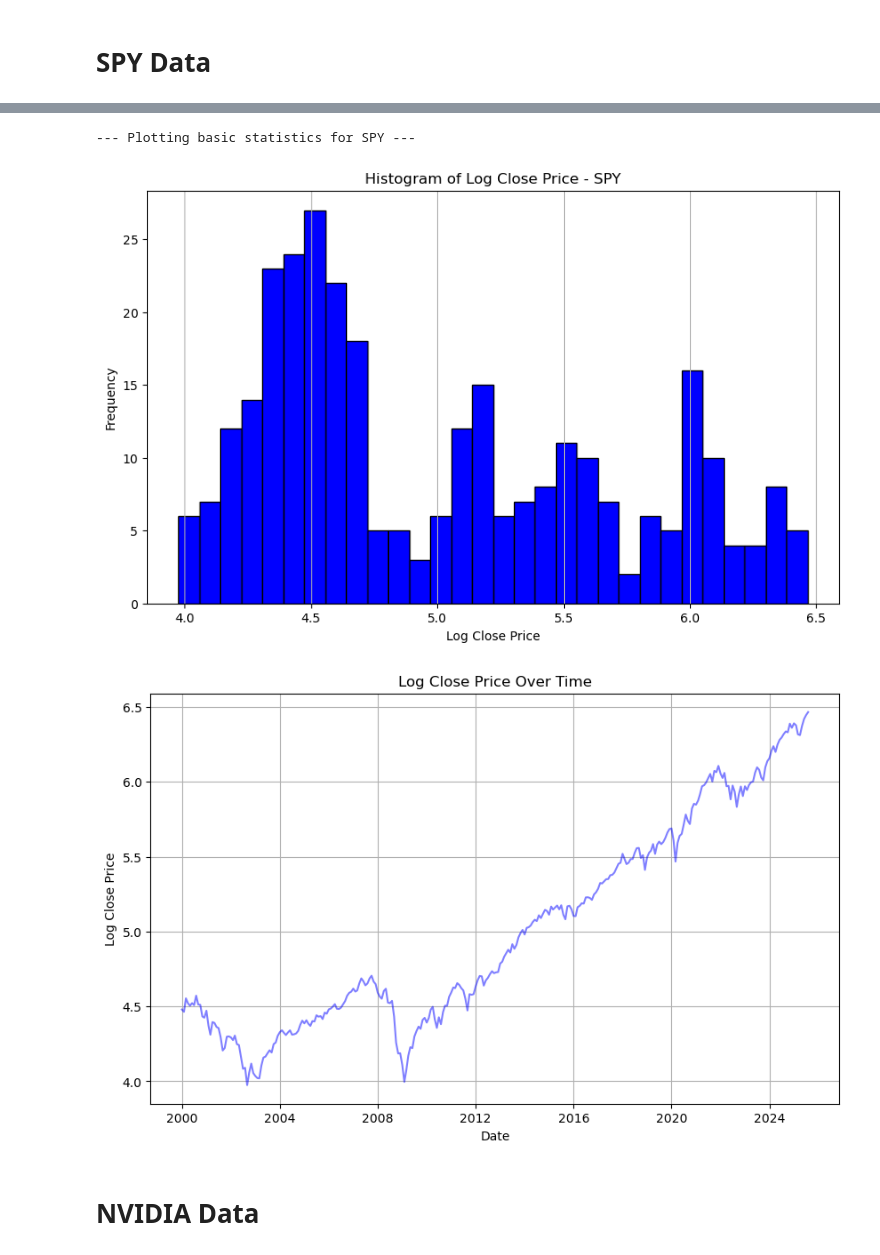
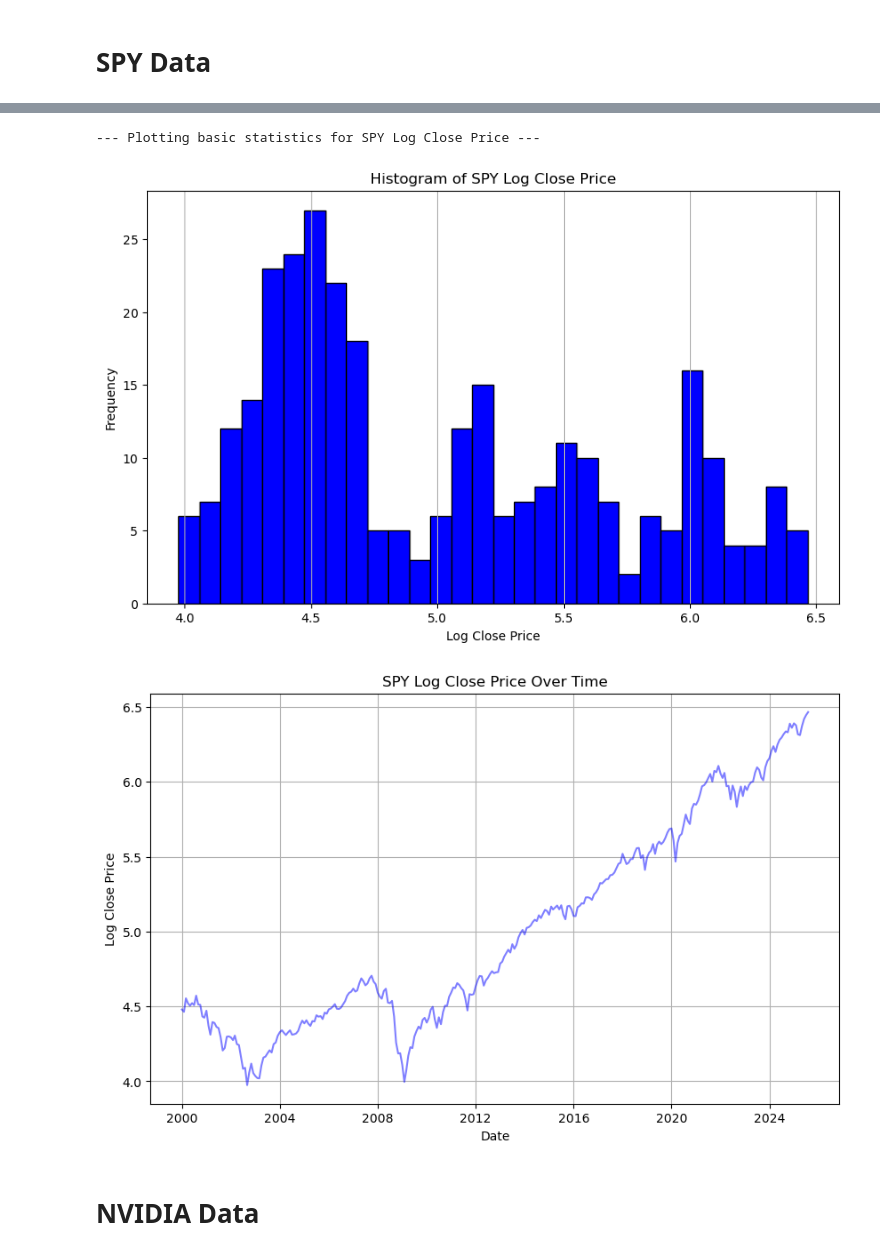
Before and after one commit to bwhong/bwhong-dsci510_fall2025_final_project, a Jupyter notebook: src/results.ipynb, the cells around one changed output, grey strips where cells are left out. Cells and saved outputs as stored; diff of their text form; code cells hidden in the pictures.

```diff
--- a/src/results.ipynb
+++ b/src/results.ipynb
@@ -49,11 +49,11 @@ Processing SPY...
 | 3 | 2000-04-01 | 4.520740 |
 | 4 | 2000-05-01 | 4.504892 |
 # %%
-plot_statistics(spy_processed_data, 'SPY', result_dir=RESULTS_DIR, color = SPY_DATASET_COLOR, notebook_plot=True)
+plot_statistics(spy_processed_data, 'SPY Log Close Price', result_dir=RESULTS_DIR, color = SPY_DATASET_COLOR, notebook_plot=True)
 # %% [output]
---- Plotting basic statistics for SPY ---
+--- Plotting basic statistics for SPY Log Close Price ---
-[figure, old version]
+[figure, new version]
-[figure, old version]
+[figure, new version]
 # %% [markdown]
 # NVIDIA Data
 # %%
```
Also changed, not shown: parts of 10 cells of this notebook, 2 other files.
